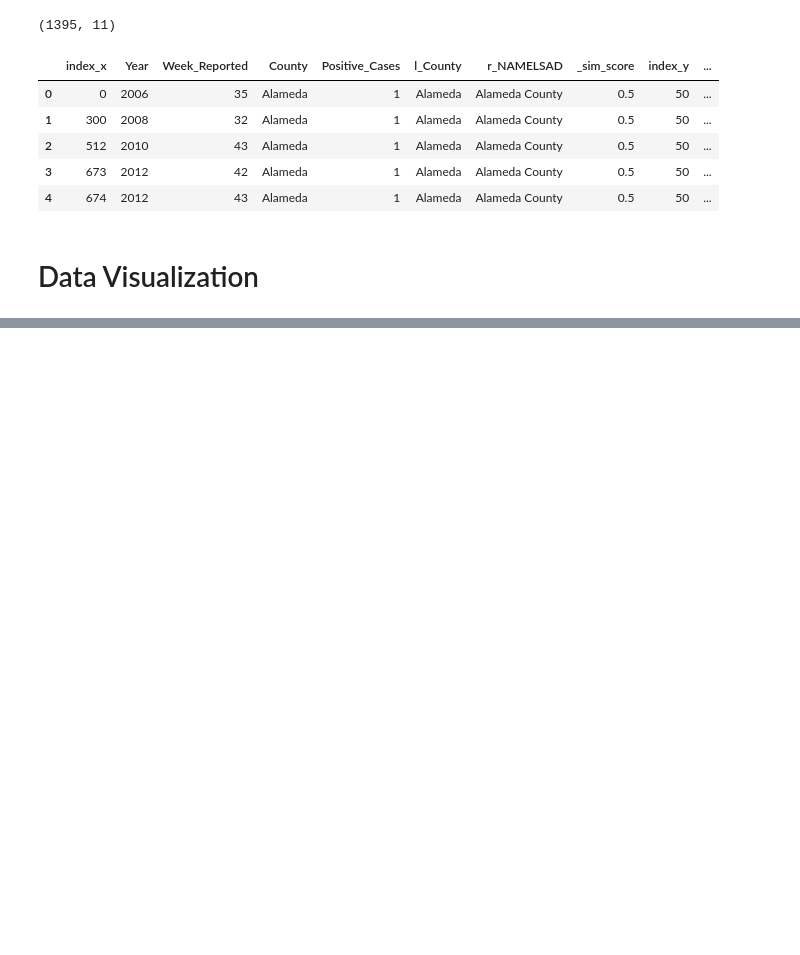
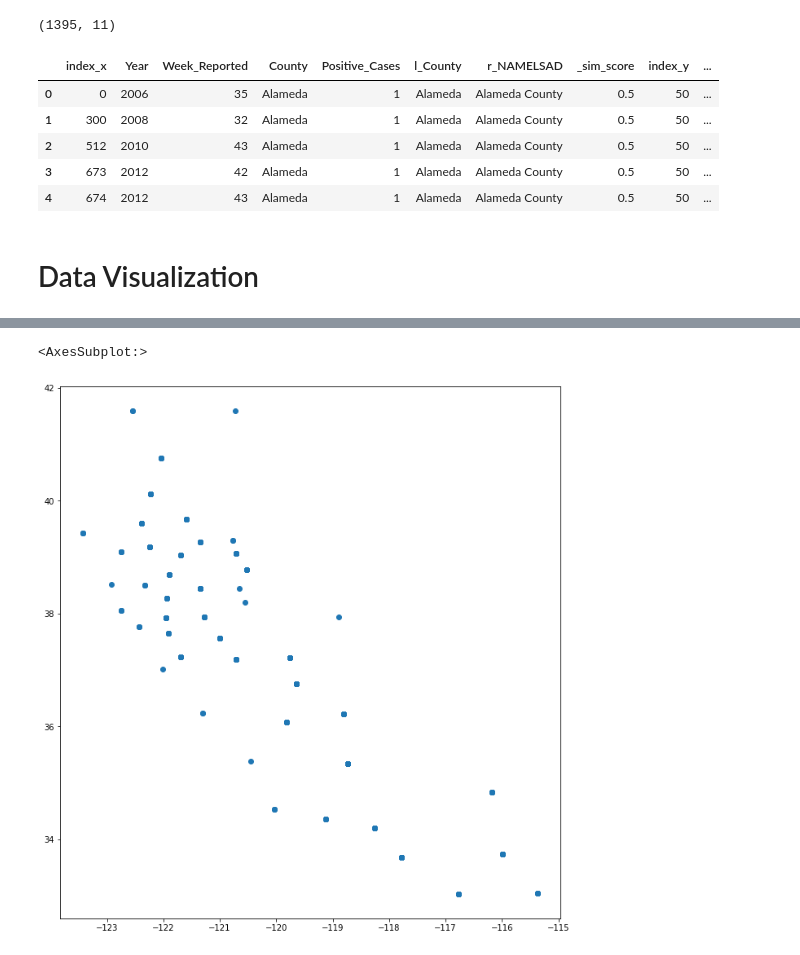
Before and after one commit to raulgiovannymartinez/Data-Visualization-DSE241, a Jupyter notebook: Exercise 7/Folium Python Exploration.ipynb, the cells around one changed output, grey strips where cells are left out. Drawn from its saved outputs; the diff is of its cells as text; code cells hidden in the pictures; blank space fills up the shorter version.

```diff
--- a/Exercise 7/Folium Python Exploration.ipynb
+++ b/Exercise 7/Folium Python Exploration.ipynb
@@ -152,0 +172,4 @@ df_final = pd.read_csv(r'.\data\final_df.csv')
+# %%
+df_final = df_final.groupby(['Year', 'County', 'Geo Point'], as_index=False)['Positive_Cases'].sum()
+# %%
+df_final = df_final.merge(df_text, on=['Year', 'County'])
@@ -152,0 +210,6 @@ df_final = pd.read_csv(r'.\data\final_df.csv')
+# %%
+geom = [Point(float(i.split(',')[1]), float(i.split(',')[0]))
+        for i in df_final['Geo Point']]
+# %%
+A_gdf = gpd.GeoDataFrame(df_final,geometry = geom)
+A_gdf.head()
@@ -152,0 +223,5 @@ df_final = pd.read_csv(r'.\data\final_df.csv')
+# %%
+A_gdf.plot(figsize = (12,12))
+# %% [output]
+<AxesSubplot:>
+[figure, added]
```
Also changed, not shown: parts of 25 cells of this notebook, 3 other files.
